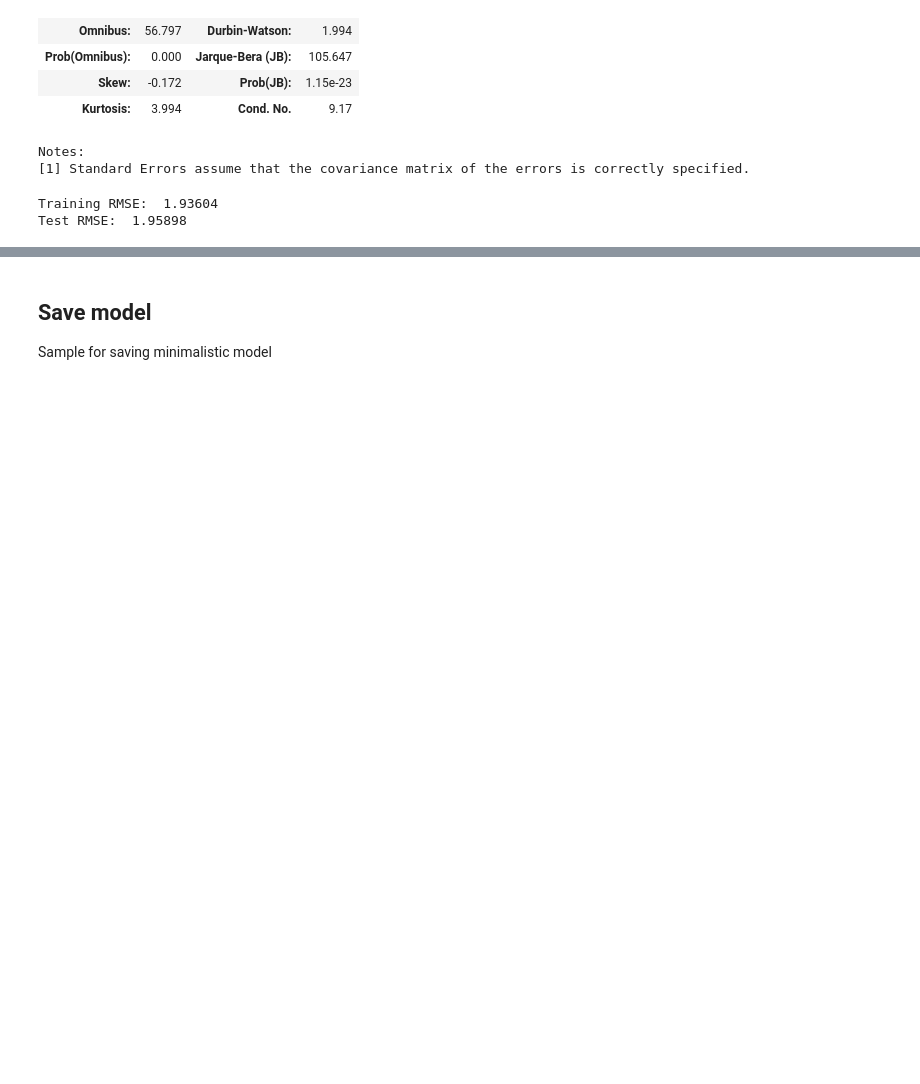
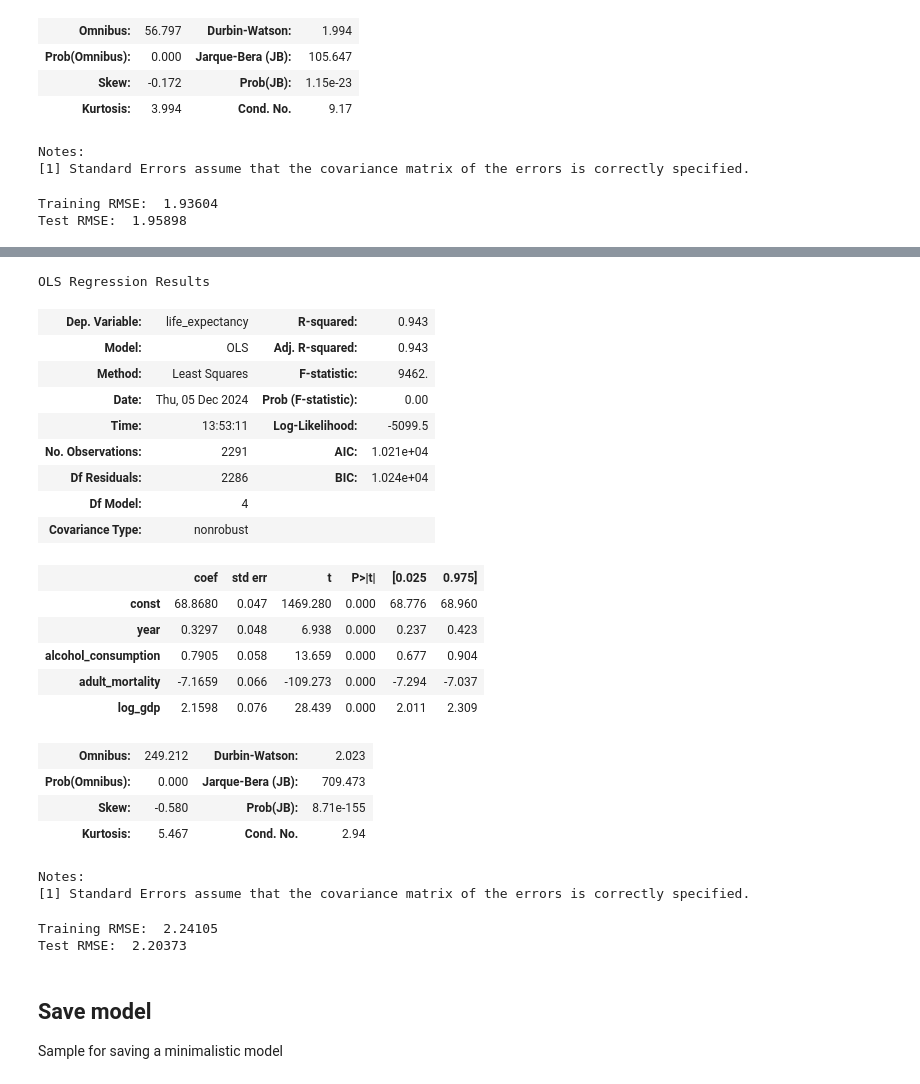
Before and after one commit to TobyScogings/WHO-Project, a Jupyter notebook: eda_modeling_vs.ipynb, the cells around one changed output, grey strips where cells are left out. Saved outputs shown, nothing was run; the diff lists cells and outputs as text; code cells hidden in the pictures; blank space fills up the shorter version.

```diff
--- a/eda_modeling_vs.ipynb
+++ b/eda_modeling_vs.ipynb
@@ -988,6 +1081,42 @@ Test RMSE:  1.95898
+# %%
+ns_features = ['year', 'alcohol_consumption', 'gdp_per_capita', 'adult_mortality']
+# %%
+X_train_fe, _ = feature_eng_minima(X_train[ns_features].copy())
+X_test_fe, _ = feature_eng_minima(X_test[ns_features].copy())
+
+model = train_model(X_train_fe, y_train)
+model.summary()
+# %% [output]
+OLS Regression Results
+| Dep. Variable: | life_expectancy | R-squared: | 0.943 |
+| Model: | OLS | Adj. R-squared: | 0.943 |
+| Method: | Least Squares | F-statistic: | 9462. |
+| Date: | Thu, 05 Dec 2024 | Prob (F-statistic): | 0.00 |
+| Time: | 13:53:11 | Log-Likelihood: | -5099.5 |
+| No. Observations: | 2291 | AIC: | 1.021e+04 |
+| Df Residuals: | 2286 | BIC: | 1.024e+04 |
+| Df Model: | 4 |  |  |
+| Covariance Type: | nonrobust |  |  |
+|  | coef | std err | t | P>|t| | [0.025 | 0.975] |
+| const | 68.8680 | 0.047 | 1469.280 | 0.000 | 68.776 | 68.960 |
+| year | 0.3297 | 0.048 | 6.938 | 0.000 | 0.237 | 0.423 |
+| alcohol_consumption | 0.7905 | 0.058 | 13.659 | 0.000 | 0.677 | 0.904 |
+| adult_mortality | -7.1659 | 0.066 | -109.273 | 0.000 | -7.294 | -7.037 |
+| log_gdp | 2.1598 | 0.076 | 28.439 | 0.000 | 2.011 | 2.309 |
+| Omnibus: | 249.212 | Durbin-Watson: | 2.023 |
+| Prob(Omnibus): | 0.000 | Jarque-Bera (JB): | 709.473 |
+| Skew: | -0.580 | Prob(JB): | 8.71e-155 |
+| Kurtosis: | 5.467 | Cond. No. | 2.94 |
+Notes:
+[1] Standard Errors assume that the covariance matrix of the errors is correctly specified.
+# %%
+evaluate(model, X_train_fe, y_train, X_test_fe, y_test)
+# %% [output]
+Training RMSE:  2.24105
+Test RMSE:  2.20373
 # %% [markdown]
 ## Save model
-Sample for saving minimalistic model
+Sample for saving a minimalistic model
 # %%
 import pickle
 
```
Also changed, not shown: parts of 17 cells of this notebook.
